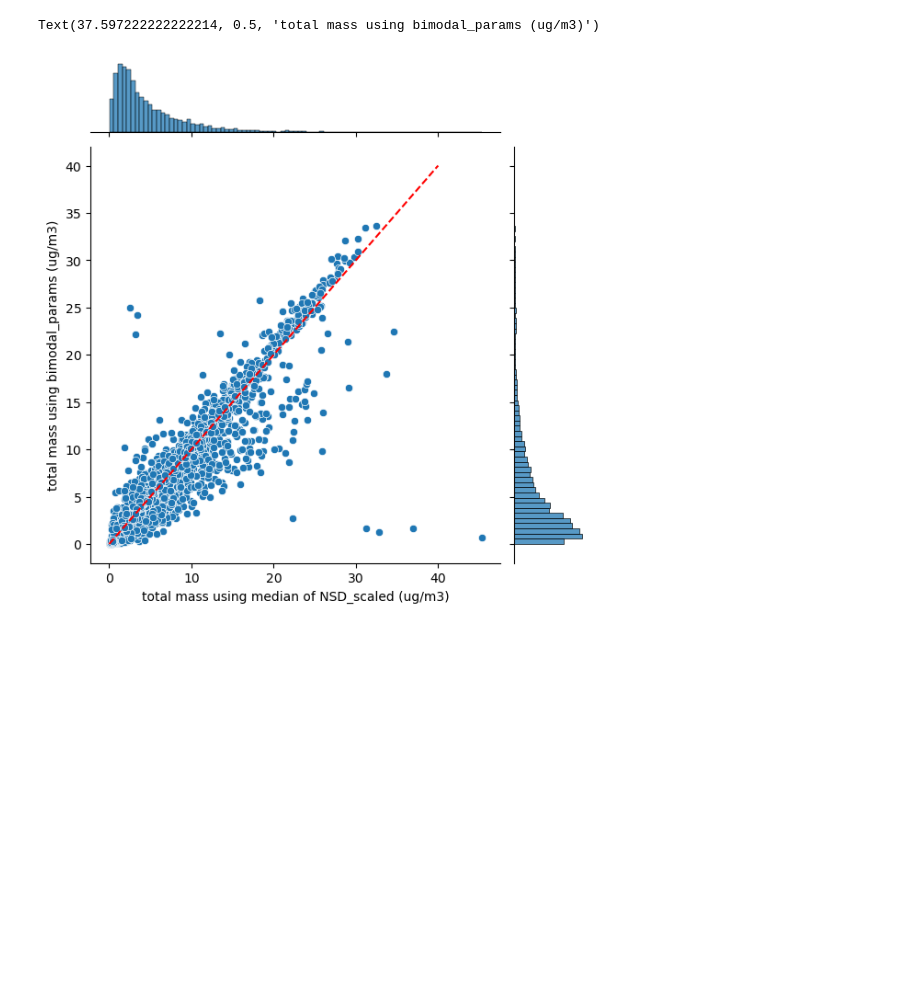
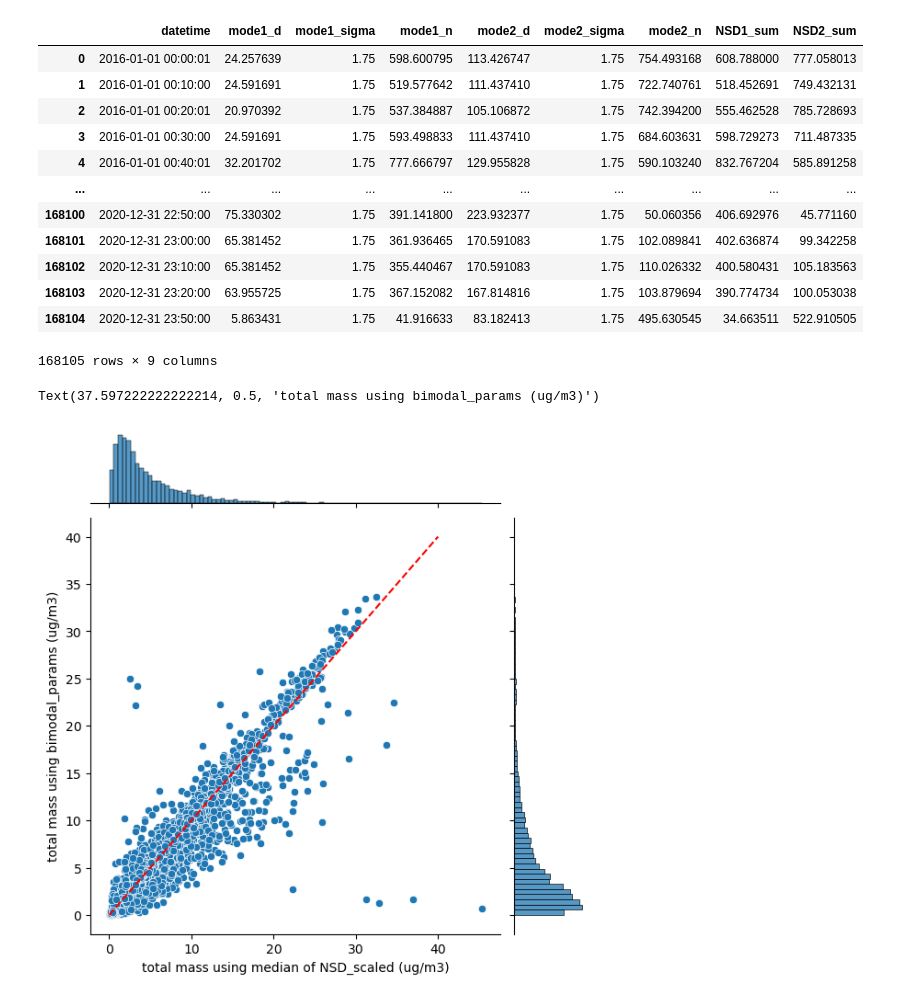
Before and after one commit to mauradewey/Modal-Aerosol-Composition, a Jupyter notebook: notebooks/test_mass_constraint.ipynb, the cells around one changed output. Saved outputs shown, nothing was run; the diff lists cells and outputs as text; code cells hidden in the pictures; blank space fills up the shorter version.

```diff
--- a/notebooks/test_mass_constraint.ipynb
+++ b/notebooks/test_mass_constraint.ipynb
@@ -149,0 +238,16 @@ Text(0, 0.5, 'Total mass (ug/m3)')
+# %%
+NSD_params_all
+# %% [output]
+|  | datetime | mode1_d | mode1_sigma | mode1_n | mode2_d | mode2_sigma | mode2_n | NSD1_sum | NSD2_sum |
+| 0 | 2016-01-01 00:00:01 | 24.257639 | 1.75 | 598.600795 | 113.426747 | 1.75 | 754.493168 | 608.788000 | 777.058013 |
+| 1 | 2016-01-01 00:10:00 | 24.591691 | 1.75 | 519.577642 | 111.437410 | 1.75 | 722.740761 | 518.452691 | 749.432131 |
+| 2 | 2016-01-01 00:20:01 | 20.970392 | 1.75 | 537.384887 | 105.106872 | 1.75 | 742.394200 | 555.462528 | 785.728693 |
+| 3 | 2016-01-01 00:30:00 | 24.591691 | 1.75 | 593.498833 | 111.437410 | 1.75 | 684.603631 | 598.729273 | 711.487335 |
+| 4 | 2016-01-01 00:40:01 | 32.201702 | 1.75 | 777.666797 | 129.955828 | 1.75 | 590.103240 | 832.767204 | 585.891258 |
+| ... | ... | ... | ... | ... | ... | ... | ... | ... | ... |
+| 168100 | 2020-12-31 22:50:00 | 75.330302 | 1.75 | 391.141800 | 223.932377 | 1.75 | 50.060356 | 406.692976 | 45.771160 |
+| 168101 | 2020-12-31 23:00:00 | 65.381452 | 1.75 | 361.936465 | 170.591083 | 1.75 | 102.089841 | 402.636874 | 99.342258 |
+| 168102 | 2020-12-31 23:10:00 | 65.381452 | 1.75 | 355.440467 | 170.591083 | 1.75 | 110.026332 | 400.580431 | 105.183563 |
+| 168103 | 2020-12-31 23:20:00 | 63.955725 | 1.75 | 367.152082 | 167.814816 | 1.75 | 103.879694 | 390.774734 | 100.053038 |
+| 168104 | 2020-12-31 23:50:00 | 5.863431 | 1.75 | 41.916633 | 83.182413 | 1.75 | 495.630545 | 34.663511 | 522.910505 |
+168105 rows × 9 columns
```
Also changed, not shown: parts of 15 cells of this notebook, 9 other files.
